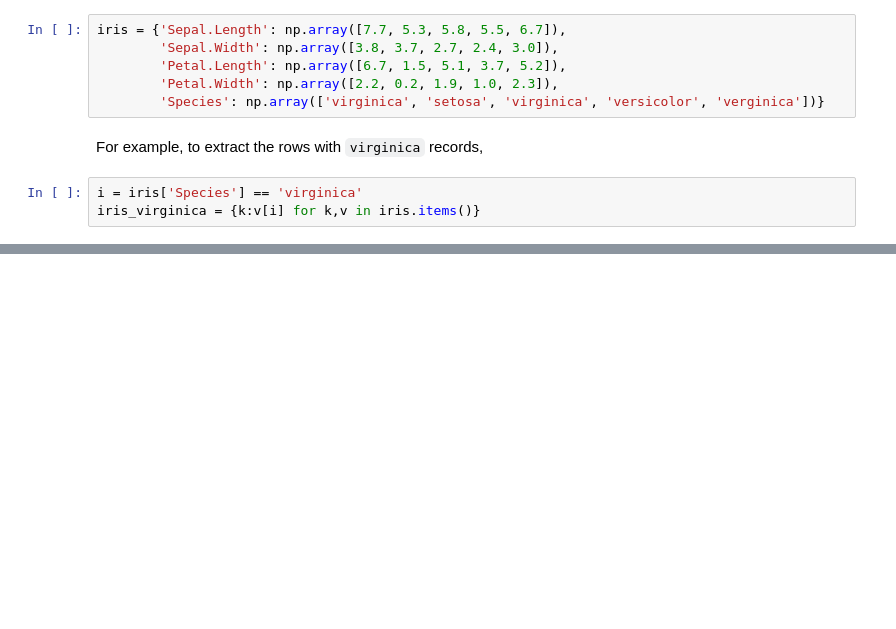
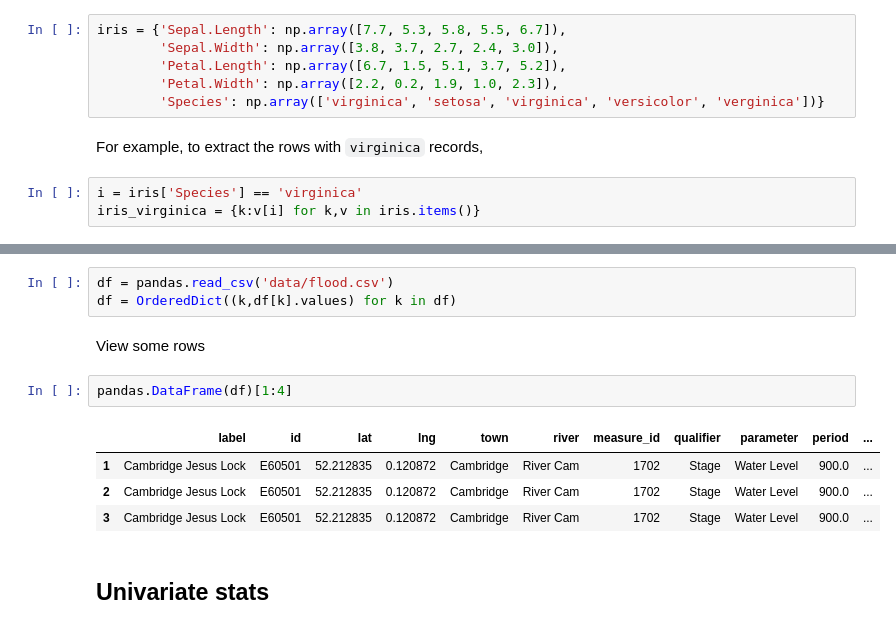
Before and after one commit to damonjw/scicomp, a Jupyter notebook: 3. Working with data.ipynb, the cells around one changed output, grey strips where cells are left out. Drawn from its saved outputs; the diff is of its cells as text; blank space fills up the shorter version.

```diff
--- a/3. Working with data.ipynb
+++ b/3. Working with data.ipynb
@@ -315,0 +97,14 @@ from [Sophie Chou at the MIT Media Lab](http://www.storybench.org/to-scrape-or-n
+# %%
+df = pandas.read_csv('data/flood.csv')
+df = OrderedDict((k,df[k].values) for k in df)
+# %% [markdown]
+View some rows
+# %%
+pandas.DataFrame(df)[1:4]
+# %% [output]
+|  | label | id | lat | lng | town | river | measure_id | qualifier | parameter | period | ... |
+| 1 | Cambridge Jesus Lock | E60501 | 52.212835 | 0.120872 | Cambridge | River Cam | 1702 | Stage | Water Level | 900.0 | ... |
+| 2 | Cambridge Jesus Lock | E60501 | 52.212835 | 0.120872 | Cambridge | River Cam | 1702 | Stage | Water Level | 900.0 | ... |
+| 3 | Cambridge Jesus Lock | E60501 | 52.212835 | 0.120872 | Cambridge | River Cam | 1702 | Stage | Water Level | 900.0 | ... |
+# %% [markdown]
+## Univariate stats
```
Also changed, not shown: parts of 71 cells of this notebook, 6 other files.
